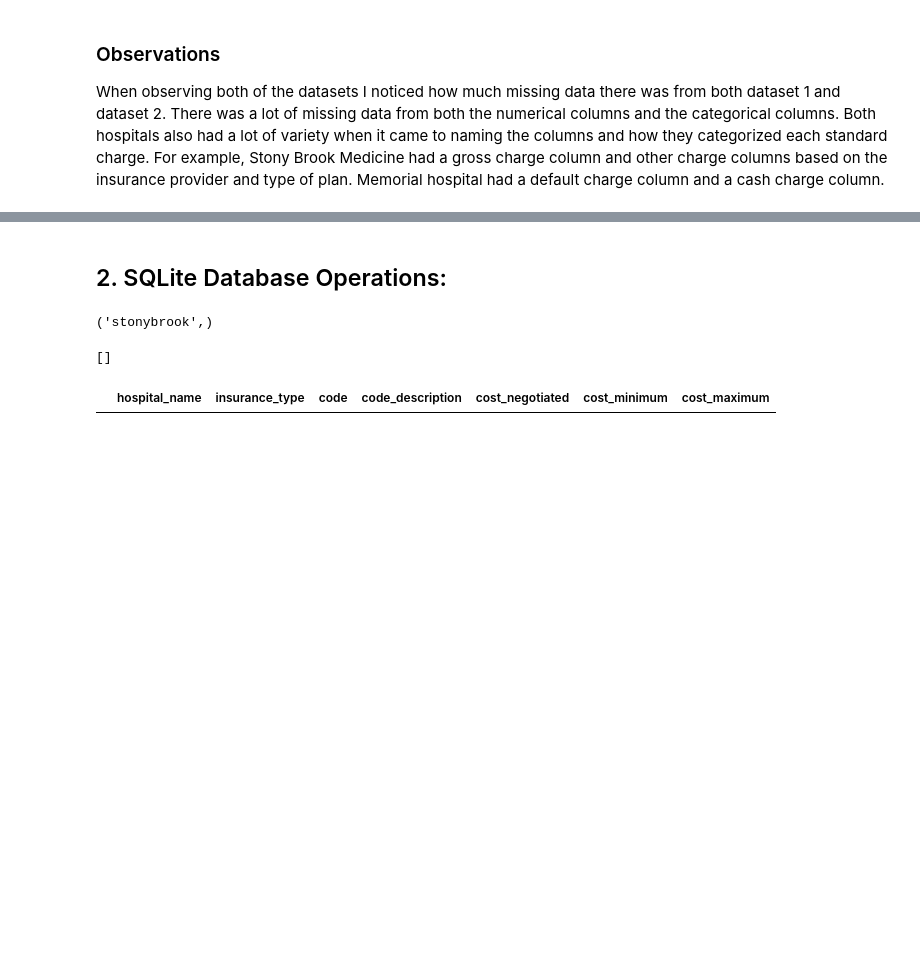
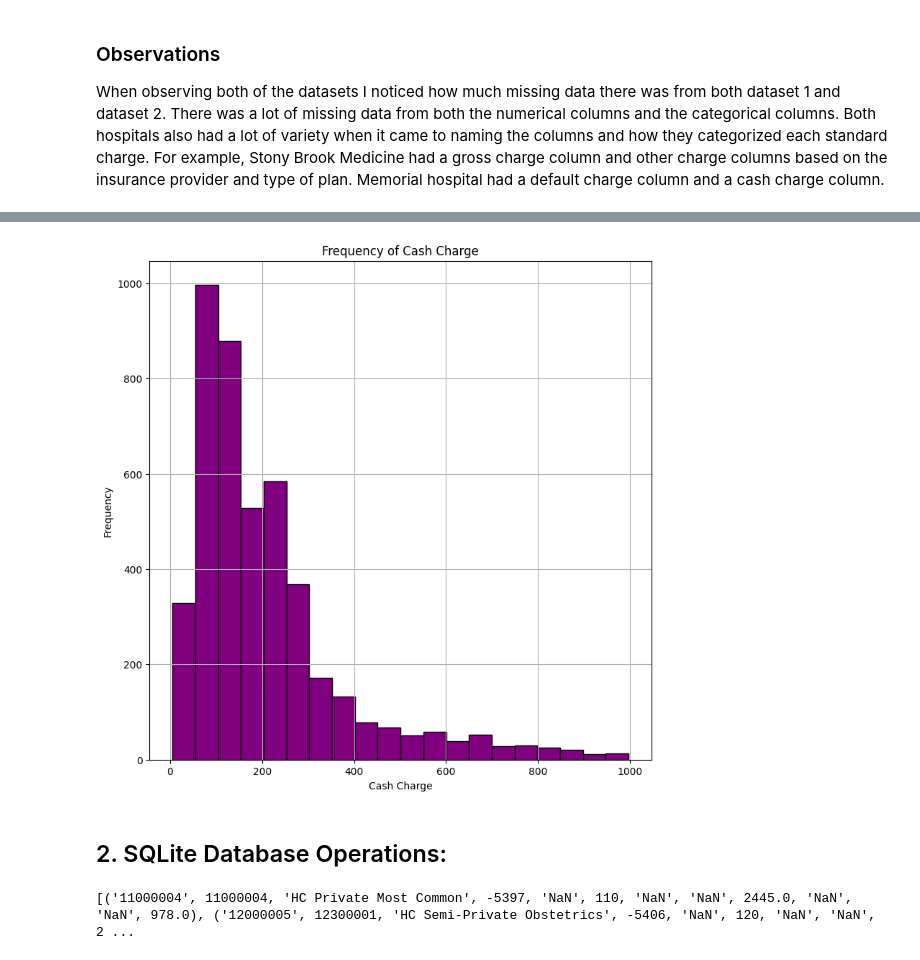
Before and after one commit to Alyssasorensen/sqlite_database_operations, a Jupyter notebook: sqlite_database_operations.ipynb, the cells around one changed output, grey strips where cells are left out. Cells and saved outputs as stored; diff of their text form; code cells hidden in the pictures; blank space fills up the shorter version.

```diff
--- a/sqlite_database_operations.ipynb
+++ b/sqlite_database_operations.ipynb
@@ -716,2 +750,12 @@ When observing both of the datasets I noticed how much missing data there was fr
+# %%
+plt.figure(figsize=(9,9))
+plt.hist(memorial['cashcharge'], bins=20, color='Purple', edgecolor='black')
+plt.title('Frequency of Cash Charge')
+plt.xlabel('Cash Charge')
+plt.ylabel('Frequency')
+plt.grid(True)
+plt.show()
+# %% [output]
+[figure, added]
 # %% [markdown]
 ## 2. SQLite Database Operations:
@@ -739,22 +804,19 @@ conn.commit()
 # %%
-## Now print out the table names from the database to make sure it worked
+c.execute('''
+SELECT name
+FROM sqlite_master
+WHERE type= 'table'
+''')
 
-c.execute('''SELECT name FROM sqlite_master WHERE type='table' ORDER BY name;''')
+c.fetchall()
 
 for value in c.fetchall():
-    print(value)
+  print(value)
-# %% [output]
-('stonybrook',)
-# %%
-## Now perform a Select * on the table to make sure it worked and it returns no values
-
-c.execute('''SELECT * FROM stonybrook''')
-print(c.fetchall())
-# %% [output]
-[]
-# %%
-## Now perform the same query in pandas to make sure it worked
-
-pd.read_sql('''SELECT * FROM stonybrook''', conn)
-# %% [output]
-|  | hospital_name | insurance_type | code | code_description | cost_negotiated | cost_minimum | cost_maximum |
+# %%
+c.execute('''
+  SELECT * FROM memorial;
+''')
+
+print(c.fetchall())
+# %% [output]
+[('11000004', 11000004, 'HC Private Most Common', -5397, 'NaN', 110, 'NaN', 'NaN', 2445.0, 'NaN', 'NaN', 978.0), ('12000005', 12300001, 'HC Semi-Private Obstetrics', -5406, 'NaN', 120, 'NaN', 'NaN', 2 ...
```
Also changed, not shown: parts of 11 cells of this notebook.
